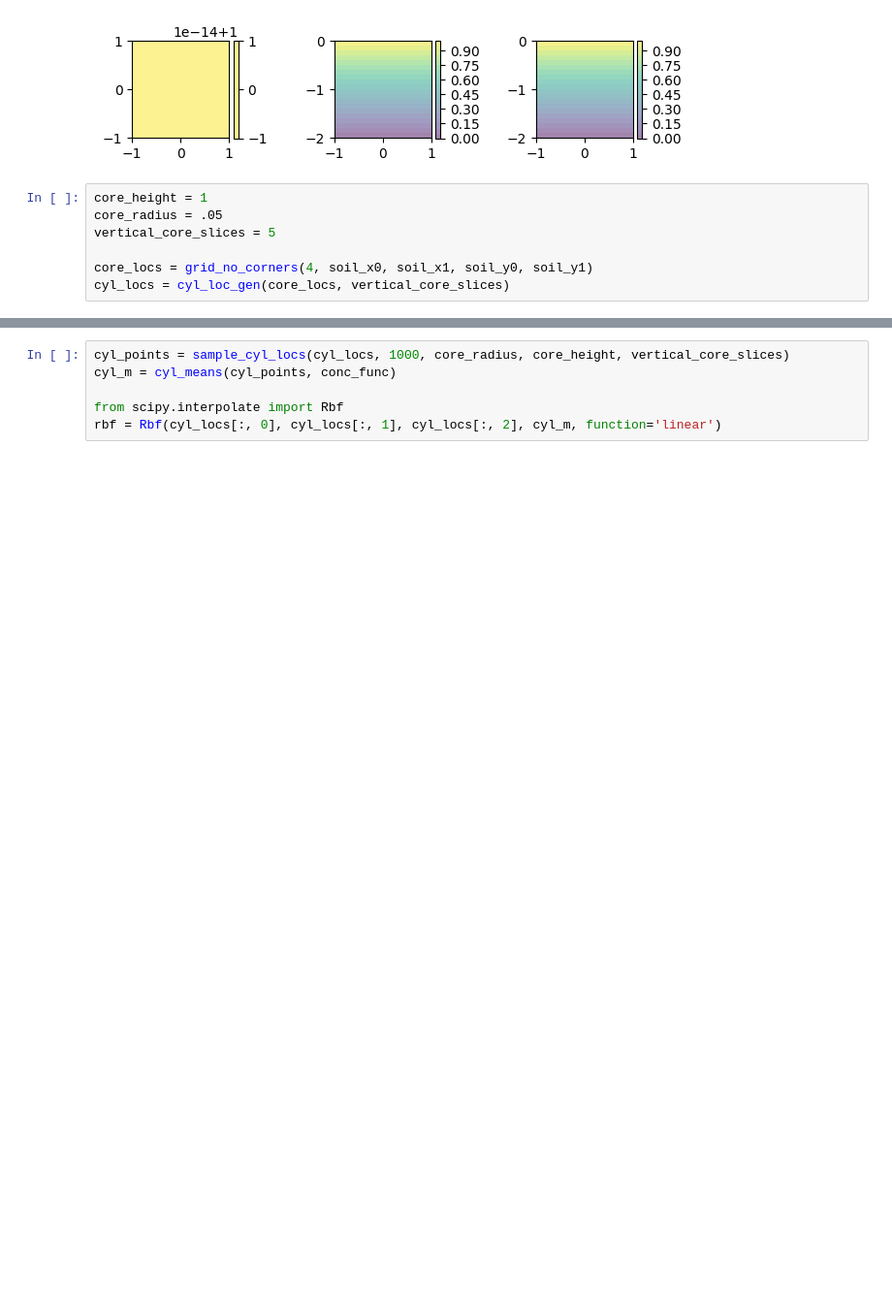
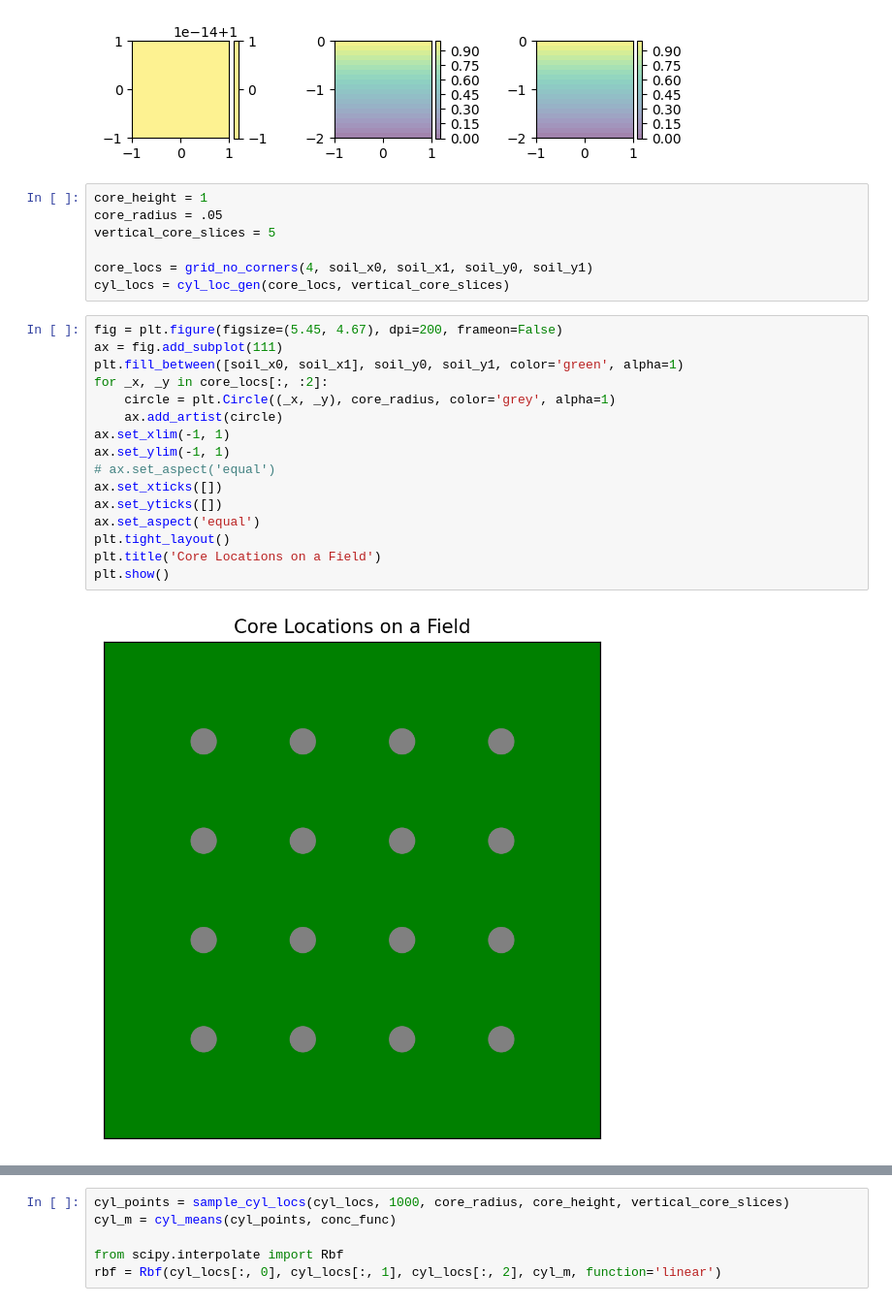
Before and after one commit to JoseACortes/SimpleSoilSampleSim, a Jupyter notebook: prototype.ipynb, the cells around one changed output, grey strips where cells are left out. Shown: that part at 97% size. Drawn from its saved outputs; the diff is of its cells as text; blank space fills up the shorter version.

```diff
--- a/prototype.ipynb
+++ b/prototype.ipynb
@@ -300,4 +300,22 @@ vertical_core_slices = 5
 
 core_locs = grid_no_corners(4, soil_x0, soil_x1, soil_y0, soil_y1)
 cyl_locs = cyl_loc_gen(core_locs, vertical_core_slices)
+# %%
+fig = plt.figure(figsize=(5.45, 4.67), dpi=200, frameon=False)
+ax = fig.add_subplot(111)
+plt.fill_between([soil_x0, soil_x1], soil_y0, soil_y1, color='green', alpha=1)
+for _x, _y in core_locs[:, :2]:
+    circle = plt.Circle((_x, _y), core_radius, color='grey', alpha=1)
+    ax.add_artist(circle)
+ax.set_xlim(-1, 1)
+ax.set_ylim(-1, 1)
+# ax.set_aspect('equal')
+ax.set_xticks([])
+ax.set_yticks([])
+ax.set_aspect('equal')
+plt.tight_layout()
+plt.title('Core Locations on a Field')
+plt.show()
+# %% [output]
+[figure, added]
 # %%
```
Also changed, not shown: parts of 3 cells of this notebook, 1 other file.
